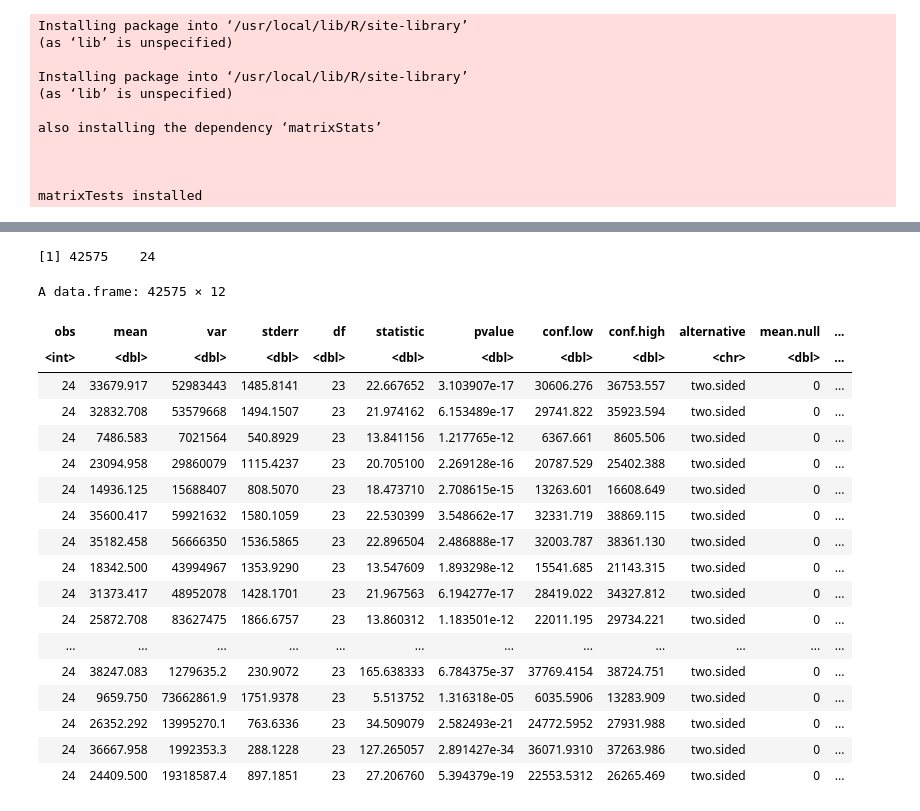
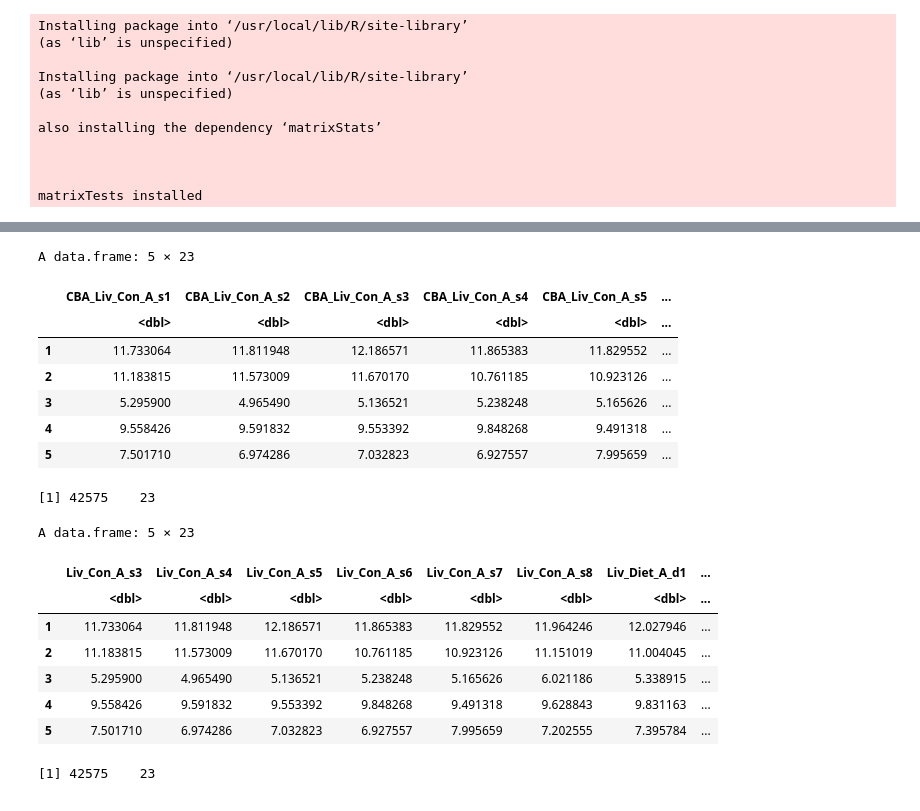
Before and after one commit to almedida/thesis, a Jupyter notebook: t_test.ipynb, the cells around one changed output, grey strips where cells are left out. Saved outputs shown, nothing was run; the diff lists cells and outputs as text; code cells hidden in the pictures.

```diff
--- a/t_test.ipynb
+++ b/t_test.ipynb
@@ -30,32 +29,37 @@ dataExpr = read.table("datExprCBA.csv", header= TRUE, sep=",")
+# %%
+dataExpr2 = read.table("datExprBALBTech.csv", header= TRUE, sep=",")
 # %%
 dataExprCBA_df <- as.data.frame(as.matrix(dataExpr))
+# %%
+dataExprBALBTech_df <- as.data.frame(as.matrix(dataExpr2))
 # %%
-#head(dataExprCBA_df, 5)
+head(dataExprCBA_df, 5)
 
 dim(dataExprCBA_df)
+
+head(dataExprBALBTech_df, 5)
+
+dim(dataExprBALBTech_df)
 # %% [output]
-[1] 42575    24
+A data.frame: 5 × 23
+|  | CBA_Liv_Con_A_s1 | CBA_Liv_Con_A_s2 | CBA_Liv_Con_A_s3 | CBA_Liv_Con_A_s4 | CBA_Liv_Con_A_s5 | ... |
+|  | <dbl> | <dbl> | <dbl> | <dbl> | <dbl> | ... |
+| 1 | 11.733064 | 11.811948 | 12.186571 | 11.865383 | 11.829552 | ... |
+| 2 | 11.183815 | 11.573009 | 11.670170 | 10.761185 | 10.923126 | ... |
+| 3 | 5.295900 | 4.965490 | 5.136521 | 5.238248 | 5.165626 | ... |
+| 4 | 9.558426 | 9.591832 | 9.553392 | 9.848268 | 9.491318 | ... |
+| 5 | 7.501710 | 6.974286 | 7.032823 | 6.927557 | 7.995659 | ... |
+[1] 42575    23
+A data.frame: 5 × 23
+|  | Liv_Con_A_s3 | Liv_Con_A_s4 | Liv_Con_A_s5 | Liv_Con_A_s6 | Liv_Con_A_s7 | Liv_Con_A_s8 | Liv_Diet_A_d1 | ... |
+|  | <dbl> | <dbl> | <dbl> | <dbl> | <dbl> | <dbl> | <dbl> | ... |
+| 1 | 11.733064 | 11.811948 | 12.186571 | 11.865383 | 11.829552 | 11.964246 | 12.027946 | ... |
+| 2 | 11.183815 | 11.573009 | 11.670170 | 10.761185 | 10.923126 | 11.151019 | 11.004045 | ... |
+| 3 | 5.295900 | 4.965490 | 5.136521 | 5.238248 | 5.165626 | 6.021186 | 5.338915 | ... |
+| 4 | 9.558426 | 9.591832 | 9.553392 | 9.848268 | 9.491318 | 9.628843 | 9.831163 | ... |
+| 5 | 7.501710 | 6.974286 | 7.032823 | 6.927557 | 7.995659 | 7.202555 | 7.395784 | ... |
+[1] 42575    23
 # %%
  dataExprCBA_df_N <- data.matrix(dataExprCBA_df, rownames.force = NA)
 
- row_t_onesample(dataExprCBA_df_N, alternative = "two.sided", mu = 0, conf.level = 0.95)
+ dataExprCBA_df_ttest <- row_t_onesample(dataExprCBA_df_N, alternative = "two.sided", mu = 0, conf.level = 0.95)
-# %% [output]
-A data.frame: 42575 × 12
-| obs | mean | var | stderr | df | statistic | pvalue | conf.low | conf.high | alternative | mean.null | ... |
-| <int> | <dbl> | <dbl> | <dbl> | <dbl> | <dbl> | <dbl> | <dbl> | <dbl> | <chr> | <dbl> | ... |
-| 24 | 33679.917 | 52983443 | 1485.8141 | 23 | 22.667652 | 3.103907e-17 | 30606.276 | 36753.557 | two.sided | 0 | ... |
-| 24 | 32832.708 | 53579668 | 1494.1507 | 23 | 21.974162 | 6.153489e-17 | 29741.822 | 35923.594 | two.sided | 0 | ... |
-| 24 | 7486.583 | 7021564 | 540.8929 | 23 | 13.841156 | 1.217765e-12 | 6367.661 | 8605.506 | two.sided | 0 | ... |
-| 24 | 23094.958 | 29860079 | 1115.4237 | 23 | 20.705100 | 2.269128e-16 | 20787.529 | 25402.388 | two.sided | 0 | ... |
-| 24 | 14936.125 | 15688407 | 808.5070 | 23 | 18.473710 | 2.708615e-15 | 13263.601 | 16608.649 | two.sided | 0 | ... |
-| 24 | 35600.417 | 59921632 | 1580.1059 | 23 | 22.530399 | 3.548662e-17 | 32331.719 | 38869.115 | two.sided | 0 | ... |
-| 24 | 35182.458 | 56666350 | 1536.5865 | 23 | 22.896504 | 2.486888e-17 | 32003.787 | 38361.130 | two.sided | 0 | ... |
-| 24 | 18342.500 | 43994967 | 1353.9290 | 23 | 13.547609 | 1.893298e-12 | 15541.685 | 21143.315 | two.sided | 0 | ... |
-| 24 | 31373.417 | 48952078 | 1428.1701 | 23 | 21.967563 | 6.194277e-17 | 28419.022 | 34327.812 | two.sided | 0 | ... |
-| 24 | 25872.708 | 83627475 | 1866.6757 | 23 | 13.860312 | 1.183501e-12 | 22011.195 | 29734.221 | two.sided | 0 | ... |
-| ... | ... | ... | ... | ... | ... | ... | ... | ... | ... | ... | ... |
-| 24 | 38247.083 | 1279635.2 | 230.9072 | 23 | 165.638333 | 6.784375e-37 | 37769.4154 | 38724.751 | two.sided | 0 | ... |
-| 24 | 9659.750 | 73662861.9 | 1751.9378 | 23 | 5.513752 | 1.316318e-05 | 6035.5906 | 13283.909 | two.sided | 0 | ... |
-| 24 | 26352.292 | 13995270.1 | 763.6336 | 23 | 34.509079 | 2.582493e-21 | 24772.5952 | 27931.988 | two.sided | 0 | ... |
-| 24 | 36667.958 | 1992353.3 | 288.1228 | 23 | 127.265057 | 2.891427e-34 | 36071.9310 | 37263.986 | two.sided | 0 | ... |
-| 24 | 24409.500 | 19318587.4 | 897.1851 | 23 | 27.206760 | 5.394379e-19 | 22553.5312 | 26265.469 | two.sided | 0 | ... |
```
Also changed, not shown: parts of 11 cells of this notebook.
